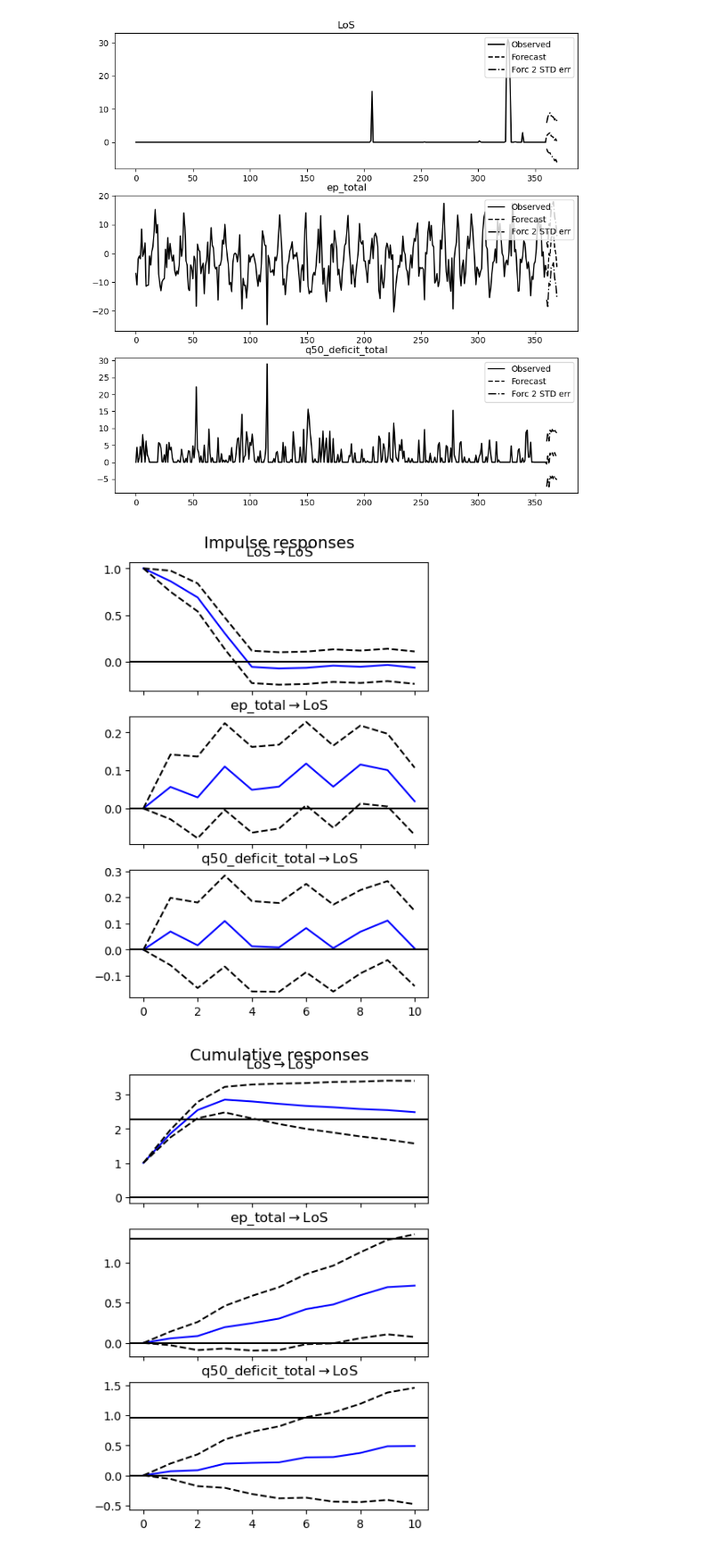
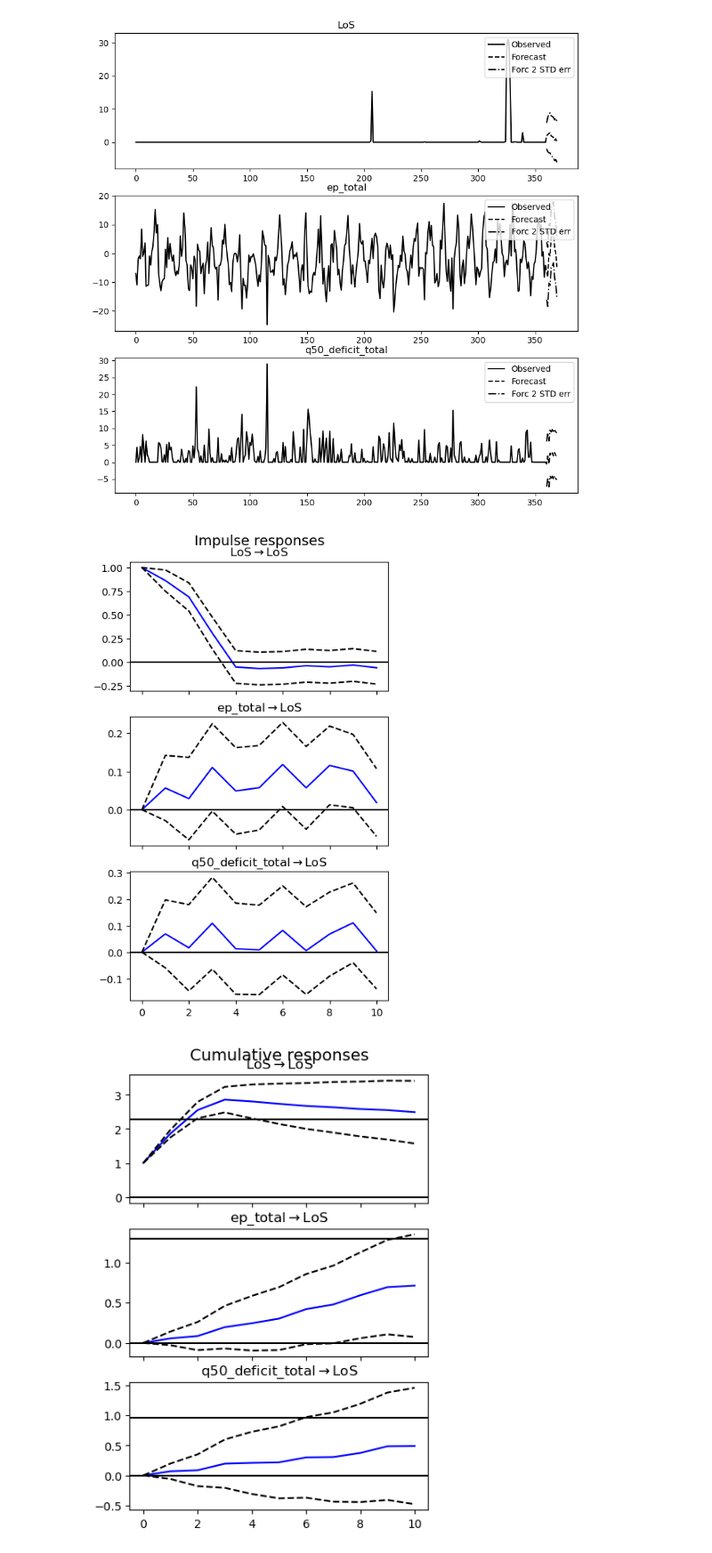
Before and after one commit to alisonpeard/correlation-analysis, a Jupyter notebook: code/2. Timeseries.ipynb, the cells around one changed output. Shown at 89% size. Saved outputs shown, nothing was run; the diff lists cells and outputs as text; code cells hidden in the pictures.

```diff
--- a/code/2. Timeseries.ipynb
+++ b/code/2. Timeseries.ipynb
@@ -218,10 +220,10 @@ results.plot_forecast(10);
 # %%
 irf = results.irf(10)
 # %%
-irf.plot(orth=False, response='LoS', figsize=(4, 6),
+irf.plot(orth=False, response='LoS', figsize=(4, 7),
          plot_params={'fontsize' : 8});
 # %% [output]
-[figure, old version]
+[figure, new version]
 # %%
 irf.plot_cum_effects(orth=False, response='LoS', figsize=(4, 6),
          plot_params={'fontsize' : 8});
```
Also changed, not shown: parts of 6 cells of this notebook, 8 other files.
